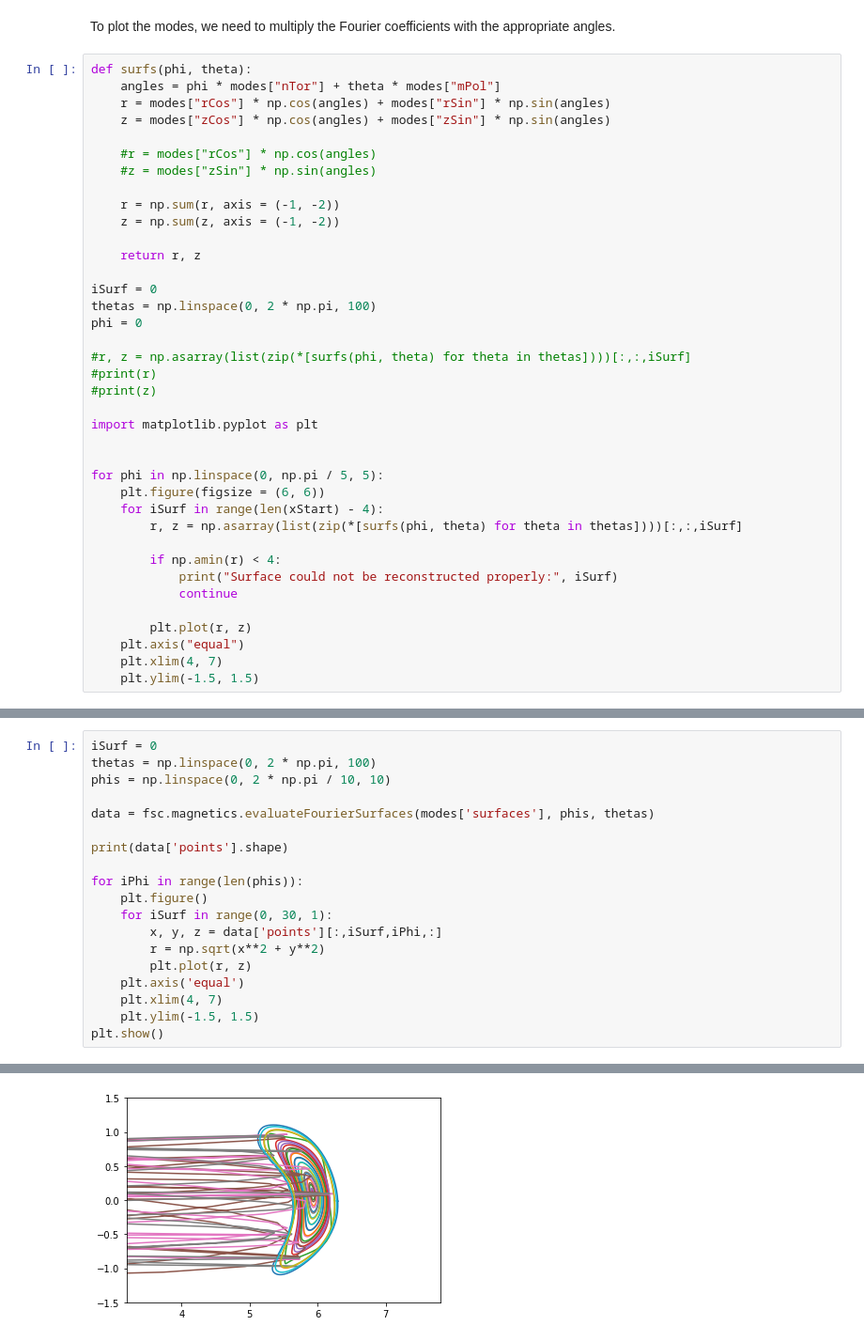
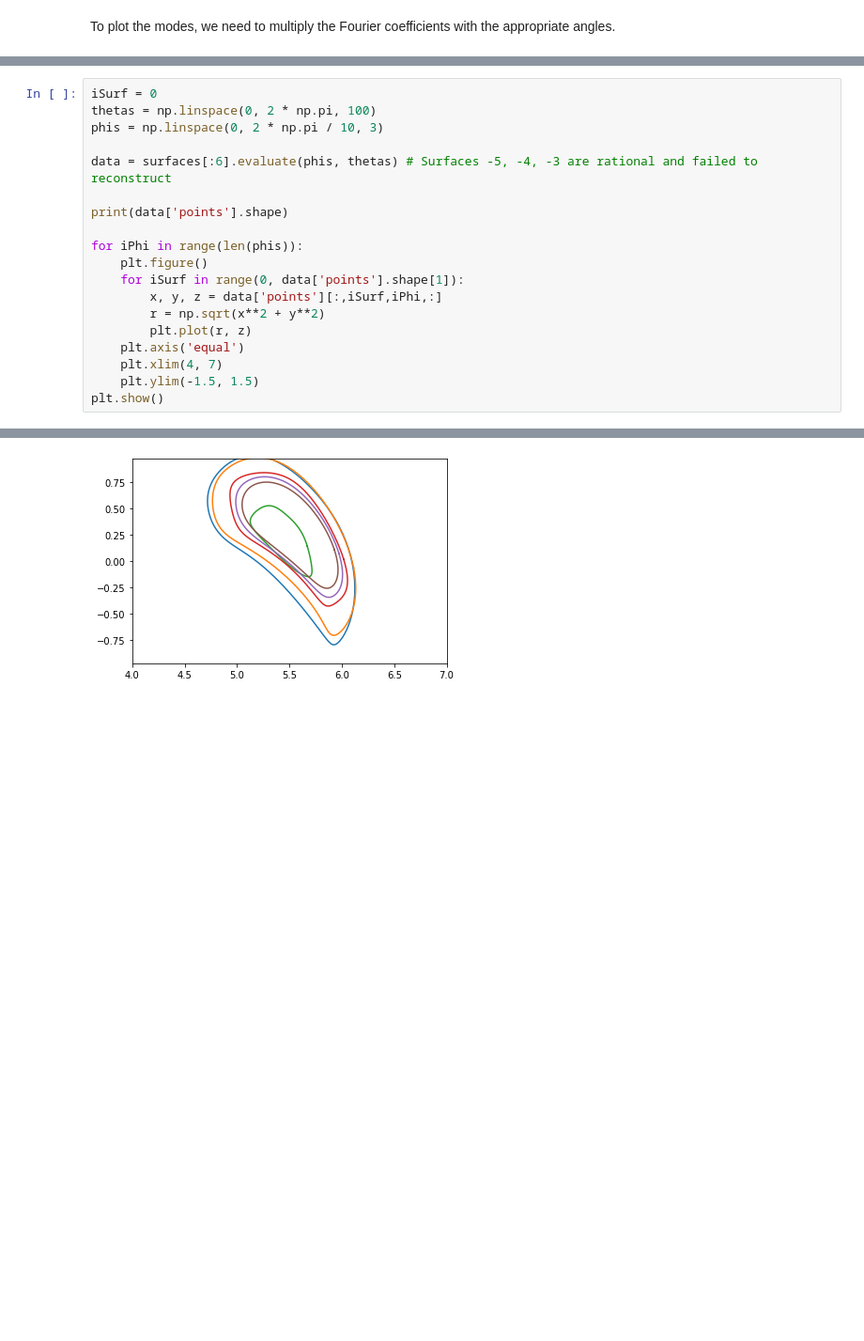
Before and after one commit to alexrobomind/fusionsc, a Jupyter notebook: src/docs/howto/CalculateIota.ipynb, the cells around one changed output, grey strips where cells are left out. Shown at 94% size. Drawn from its saved outputs; the diff is of its cells as text; blank space fills up the shorter version.

Commit message:
Radial surface computation

```diff
--- a/src/docs/howto/CalculateIota.ipynb
+++ b/src/docs/howto/CalculateIota.ipynb
@@ -134,40 +123,2 @@ print(modes["rSin"].shape)
 # %% [markdown]
 To plot the modes, we need to multiply the Fourier coefficients with the appropriate angles.
-# %%
-def surfs(phi, theta):
-    angles = phi * modes["nTor"] + theta * modes["mPol"]
-    r = modes["rCos"] * np.cos(angles) + modes["rSin"] * np.sin(angles)
-    z = modes["zCos"] * np.cos(angles) + modes["zSin"] * np.sin(angles)
-
-    #r = modes["rCos"] * np.cos(angles)
-    #z = modes["zSin"] * np.sin(angles)
-
-    r = np.sum(r, axis = (-1, -2))
-    z = np.sum(z, axis = (-1, -2))
-
-    return r, z
-
-iSurf = 0
-thetas = np.linspace(0, 2 * np.pi, 100)
-phi = 0
-
-#r, z = np.asarray(list(zip(*[surfs(phi, theta) for theta in thetas])))[:,:,iSurf]
-#print(r)
-#print(z)
-
-import matplotlib.pyplot as plt
-
-
-for phi in np.linspace(0, np.pi / 5, 5):
-    plt.figure(figsize = (6, 6))
-    for iSurf in range(len(xStart) - 4):
-        r, z = np.asarray(list(zip(*[surfs(phi, theta) for theta in thetas])))[:,:,iSurf]
-
-        if np.amin(r) < 4:
-            print("Surface could not be reconstructed properly:", iSurf)
-            continue
-
-        plt.plot(r, z)
-    plt.axis("equal")
-    plt.xlim(4, 7)
-    plt.ylim(-1.5, 1.5)
@@ -177,15 +125,15 @@ ValueError: operands could not be broadcast together with shapes (30,11,6) (6,11
 # %%
 iSurf = 0
 thetas = np.linspace(0, 2 * np.pi, 100)
-phis = np.linspace(0, 2 * np.pi / 10, 10)
+phis = np.linspace(0, 2 * np.pi / 10, 3)
 
-data = fsc.magnetics.evaluateFourierSurfaces(modes['surfaces'], phis, thetas)
+data = surfaces[:6].evaluate(phis, thetas) # Surfaces -5, -4, -3 are rational and failed to reconstruct
 
 print(data['points'].shape)
 
 for iPhi in range(len(phis)):
     plt.figure()
-    for iSurf in range(0, 30, 1):
+    for iSurf in range(0, data['points'].shape[1]):
         x, y, z = data['points'][:,iSurf,iPhi,:]
         r = np.sqrt(x**2 + y**2)
         plt.plot(r, z)
@@ -199 +147 @@ plt.show()
-[figure, old version]
+[figure, new version]
```
Also changed, not shown: parts of 20 cells of this notebook, 7 other files.
